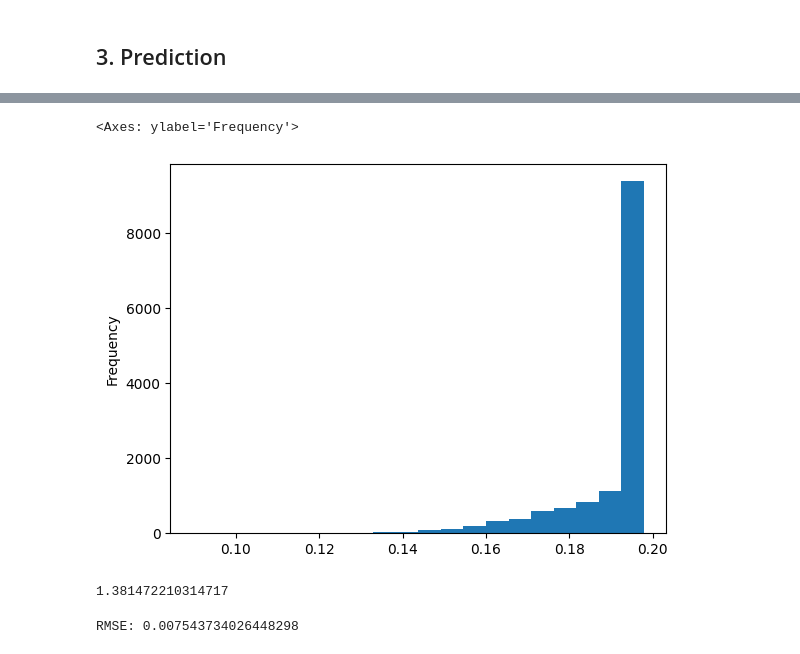
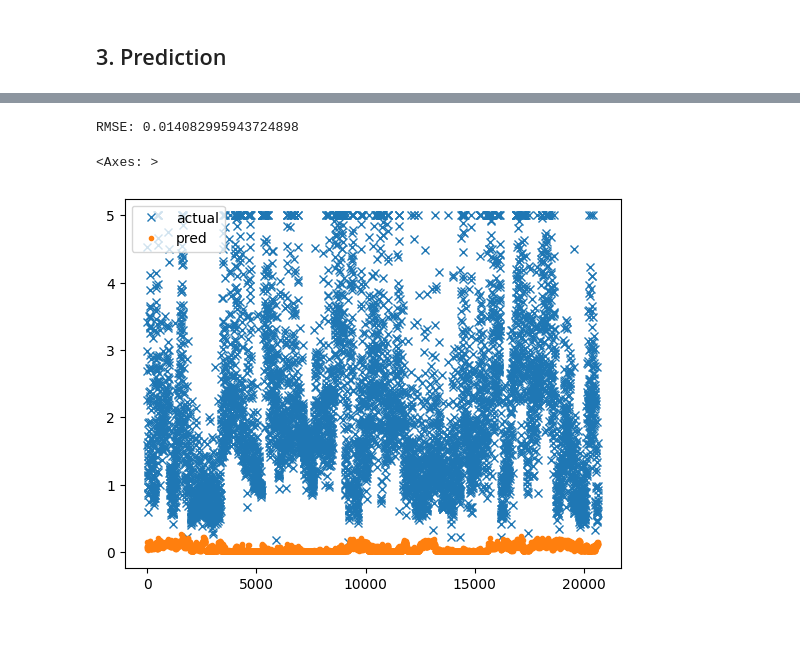
Before and after one commit to NickOLeeney/neural-network-from-scratch, a Jupyter notebook: examples/regression.ipynb, the cells around one changed output, grey strips where cells are left out. Cells and saved outputs as stored; diff of their text form; code cells hidden in the pictures.

```diff
--- a/examples/regression.ipynb
+++ b/examples/regression.ipynb
@@ -188,8 +158,8 @@ train_x, test_x, train_y, test_y = train_test_split(features, target, test_size=
 ## 3. Prediction
 # %%
-n_epochs = 50
+n_epochs = 100
 # %%
-model = NeuralNetworkFromScratch(layers_dims=[train_x.shape[1], 3, 3, 1], task='regression', learning_rate=1e-4, n_epochs=n_epochs, print_cost=True)
+model = NeuralNetworkFromScratch(layers_dims=[train_x.shape[1], 1,1], task='regression', learning_rate=5e-5, n_epochs=n_epochs, print_cost=True)
 # %%
-parameters, costs = model.fit(train_x, train_y, print_every=1000, plot_cost_function=True)
+parameters, costs = model.fit(train_x, train_y, print_every=1000, plot_cost_function=False)
 # %% [output]
@@ -208,16 +172,10 @@ pd.Series(pred_train).plot(kind='hist', bins=100, title=f'{n_epochs}')
-# %%
-pd.Series(pred_train).plot(kind='hist', bins=20, title=f'{n_epochs}')
-# %% [output]
-<Axes: ylabel='Frequency'>
-[figure, removed]
-# %%
-from sklearn.metrics import mean_squared_error
-mean_squared_error(pred_train, train_y)**0.5
-# %% [output]
-1.381472210314717
 # %%
 pred = model.predict(test_x, test_y)
 # %% [output]
-RMSE: 0.007543734026448298
+RMSE: 0.014082995943724898
 # %%
-result_df = pd.DataFrame(data={'actual':test_y[test_y.columns[0]], 'pred': pred})
+result_df = pd.DataFrame(data={'actual':test_y[test_y.columns[0]], 'pred': pred[0]})
+result_df.plot(kind='line', style=['x', '.'])
+# %% [output]
+<Axes: >
+[figure, added]
```
Also changed, not shown: parts of 17 cells of this notebook, 2 other files.
